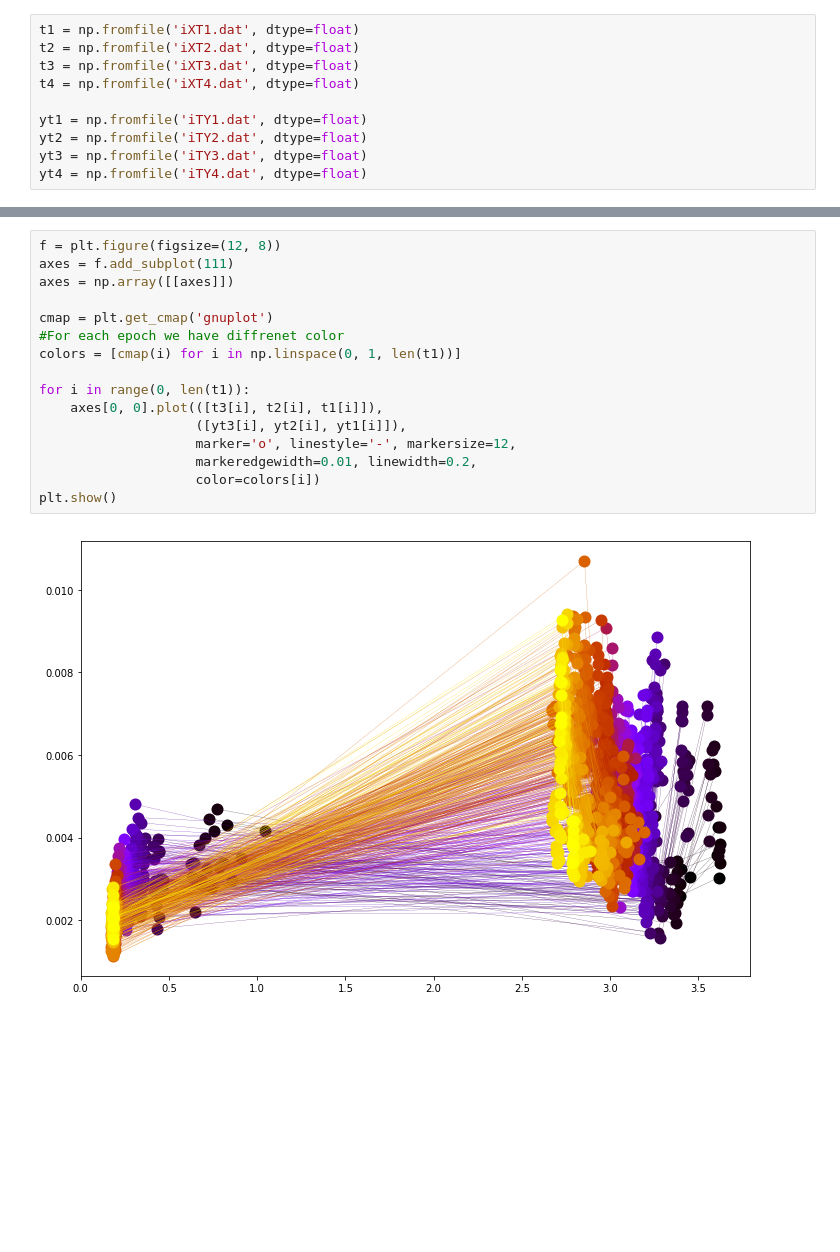
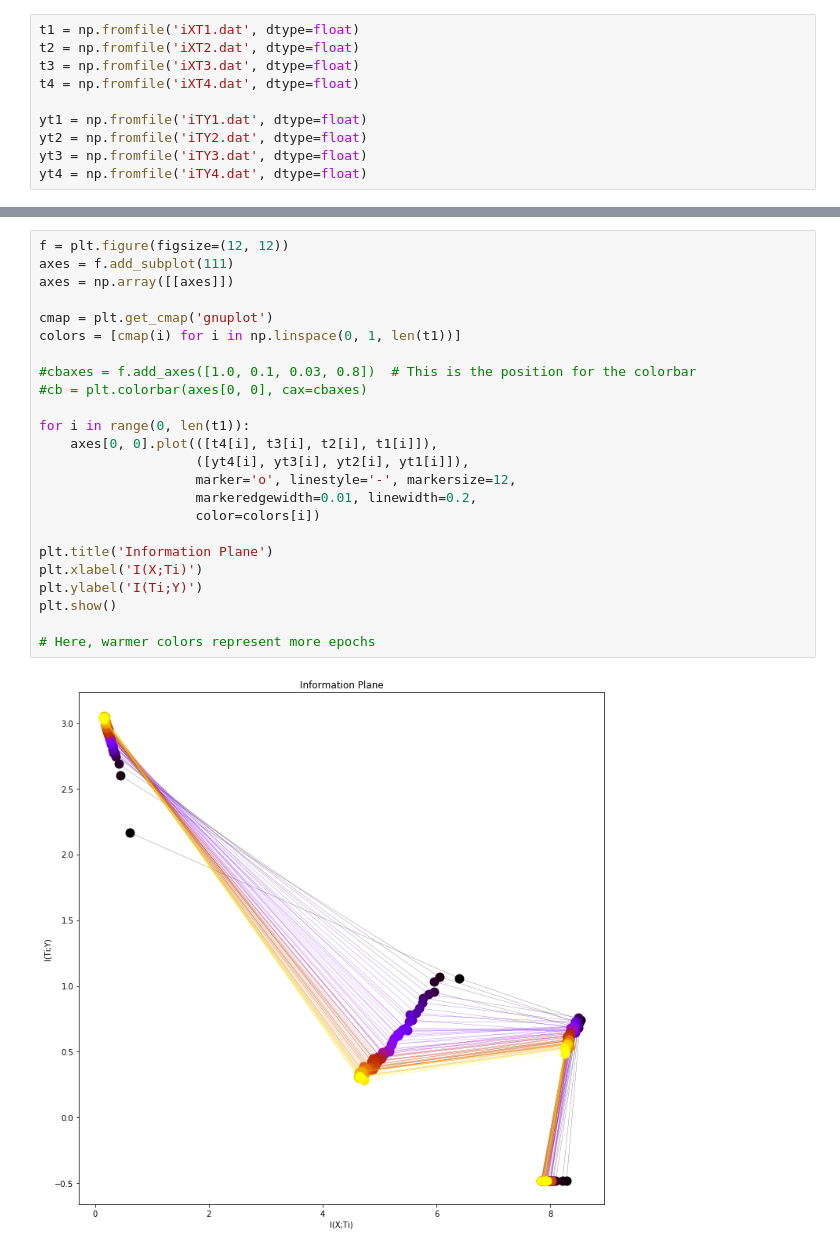
Before and after one commit to nick11roberts/FashionMNIST-CNN, a Jupyter notebook: information_plane.ipynb, the cells around one changed output, grey strips where cells are left out. Saved outputs shown, nothing was run; the diff lists cells and outputs as text; blank space fills up the shorter version.

```diff
--- a/information_plane.ipynb
+++ b/information_plane.ipynb
@@ -18,18 +18,26 @@ len(t1)
 # %%
-f = plt.figure(figsize=(12, 8))
+f = plt.figure(figsize=(12, 12))
 axes = f.add_subplot(111)
 axes = np.array([[axes]])
 
 cmap = plt.get_cmap('gnuplot')
-#For each epoch we have diffrenet color
 colors = [cmap(i) for i in np.linspace(0, 1, len(t1))]
 
+#cbaxes = f.add_axes([1.0, 0.1, 0.03, 0.8])  # This is the position for the colorbar
+#cb = plt.colorbar(axes[0, 0], cax=cbaxes)
+
 for i in range(0, len(t1)):
-    axes[0, 0].plot(([t3[i], t2[i], t1[i]]),
-                    ([yt3[i], yt2[i], yt1[i]]),
+    axes[0, 0].plot(([t4[i], t3[i], t2[i], t1[i]]),
+                    ([yt4[i], yt3[i], yt2[i], yt1[i]]),
                     marker='o', linestyle='-', markersize=12,
                     markeredgewidth=0.01, linewidth=0.2,
                     color=colors[i])
+
+plt.title('Information Plane')
+plt.xlabel('I(X;Ti)')
+plt.ylabel('I(Ti;Y)')
 plt.show()
+
+# Here, warmer colors represent more epochs
 # %% [output]
-[figure, old version]
+[figure, new version]
```
Also changed, not shown: parts of 1 cell of this notebook, 3 other files.
